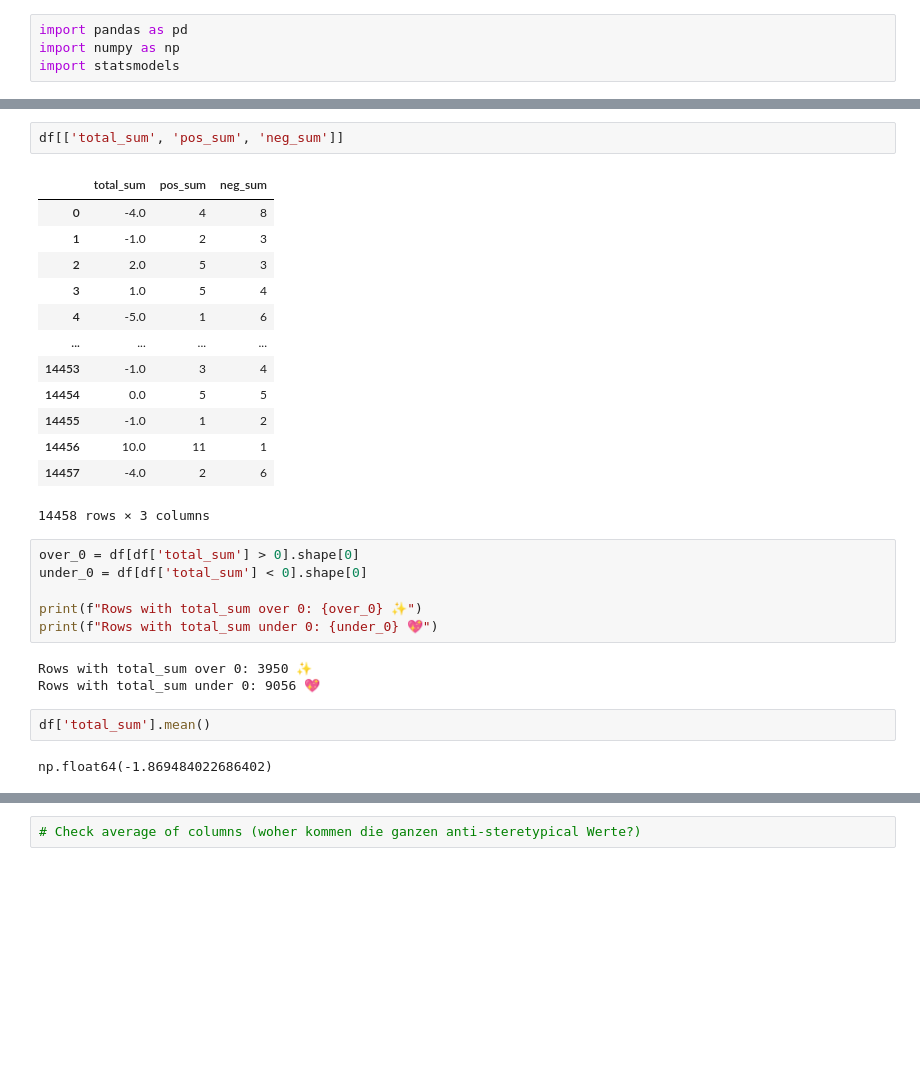
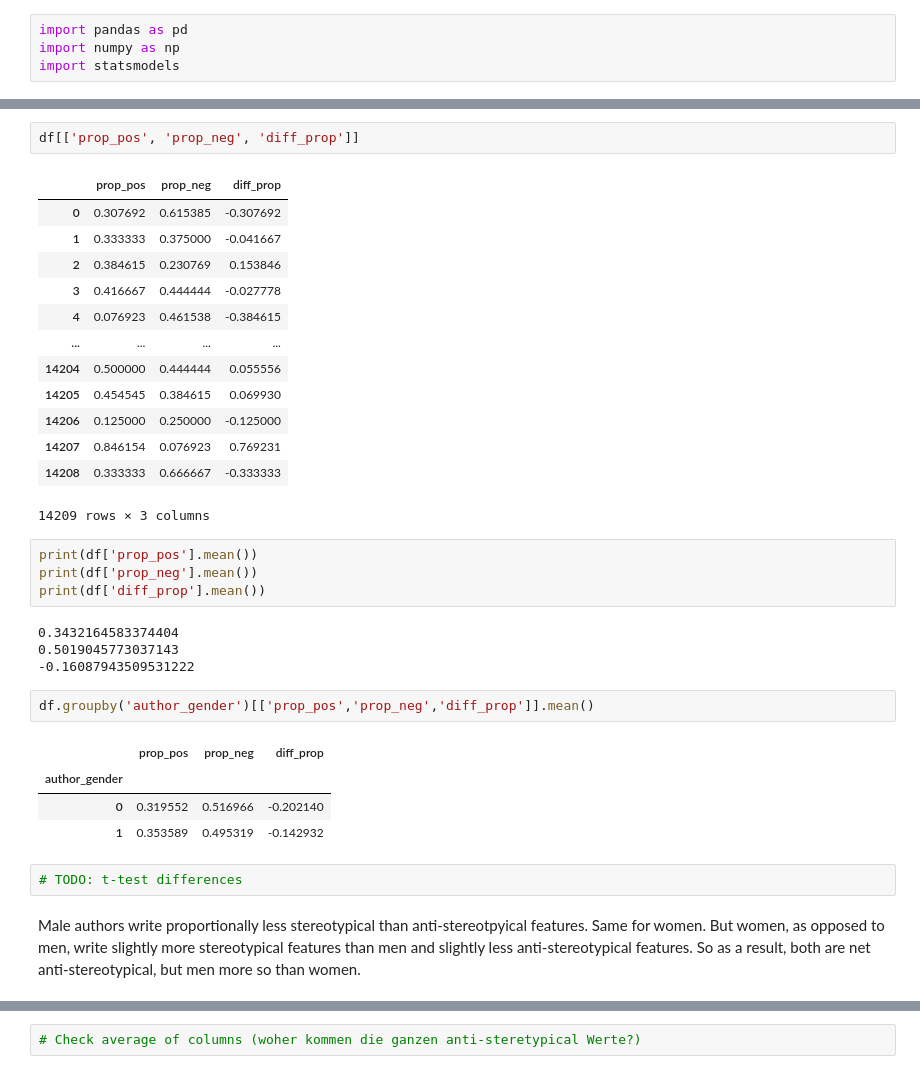
Before and after one commit to skratzke/thesis, a Jupyter notebook: 4 analysis.ipynb, the cells around one changed output, grey strips where cells are left out. Drawn from its saved outputs; the diff is of its cells as text; blank space fills up the shorter version.

```diff
--- a/4 analysis.ipynb
+++ b/4 analysis.ipynb
@@ -104,29 +22,36 @@ df['neg_sum'] = df[anti_stereotypical_cols].apply(lambda row: (row == -1).sum(),
-# %%
-df[['total_sum', 'pos_sum', 'neg_sum']]
-# %% [output]
-|  | total_sum | pos_sum | neg_sum |
-| 0 | -4.0 | 4 | 8 |
-| 1 | -1.0 | 2 | 3 |
-| 2 | 2.0 | 5 | 3 |
-| 3 | 1.0 | 5 | 4 |
-| 4 | -5.0 | 1 | 6 |
-| ... | ... | ... | ... |
-| 14453 | -1.0 | 3 | 4 |
-| 14454 | 0.0 | 5 | 5 |
-| 14455 | -1.0 | 1 | 2 |
-| 14456 | 10.0 | 11 | 1 |
-| 14457 | -4.0 | 2 | 6 |
-14458 rows × 3 columns
-# %%
-over_0 = df[df['total_sum'] > 0].shape[0]
-under_0 = df[df['total_sum'] < 0].shape[0]
-
-print(f"Rows with total_sum over 0: {over_0} ✨")
-print(f"Rows with total_sum under 0: {under_0} 💖")
-# %% [output]
-Rows with total_sum over 0: 3950 ✨
-Rows with total_sum under 0: 9056 💖
-# %%
-df['total_sum'].mean()
-# %% [output]
-np.float64(-1.869484022686402)
+# %%
+df[['prop_pos', 'prop_neg', 'diff_prop']]
+# %% [output]
+|  | prop_pos | prop_neg | diff_prop |
+| 0 | 0.307692 | 0.615385 | -0.307692 |
+| 1 | 0.333333 | 0.375000 | -0.041667 |
+| 2 | 0.384615 | 0.230769 | 0.153846 |
+| 3 | 0.416667 | 0.444444 | -0.027778 |
+| 4 | 0.076923 | 0.461538 | -0.384615 |
+| ... | ... | ... | ... |
+| 14204 | 0.500000 | 0.444444 | 0.055556 |
+| 14205 | 0.454545 | 0.384615 | 0.069930 |
+| 14206 | 0.125000 | 0.250000 | -0.125000 |
+| 14207 | 0.846154 | 0.076923 | 0.769231 |
+| 14208 | 0.333333 | 0.666667 | -0.333333 |
+14209 rows × 3 columns
+# %%
+print(df['prop_pos'].mean())
+print(df['prop_neg'].mean())
+print(df['diff_prop'].mean())
+# %% [output]
+0.3432164583374404
+0.5019045773037143
+-0.16087943509531222
+# %%
+df.groupby('author_gender')[['prop_pos','prop_neg','diff_prop']].mean()
+# %% [output]
+|  | prop_pos | prop_neg | diff_prop |
+| author_gender |  |  |  |
+| 0 | 0.319552 | 0.516966 | -0.202140 |
+| 1 | 0.353589 | 0.495319 | -0.142932 |
+# %%
+# TODO: t-test differences
+# %% [markdown]
+Male authors write proportionally less stereotypical than anti-stereotpyical features. Same for women. But women, as opposed to men, write slightly more stereotypical features than men and slightly less anti-stereotypical features.
+So as a result, both are net anti-stereotypical, but men more so than women.
```
Also changed, not shown: parts of 26 cells of this notebook, 8 other files.
